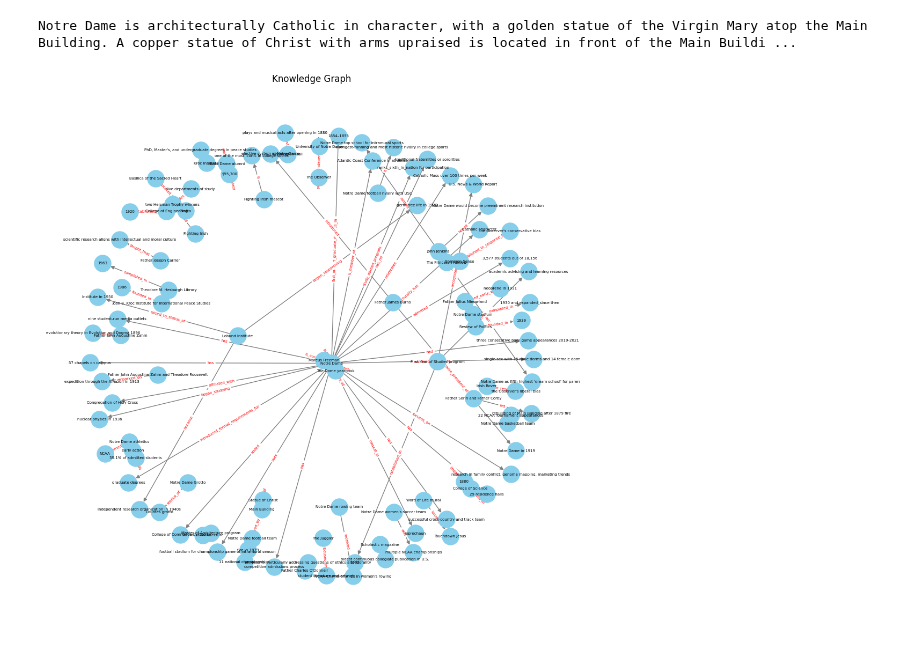
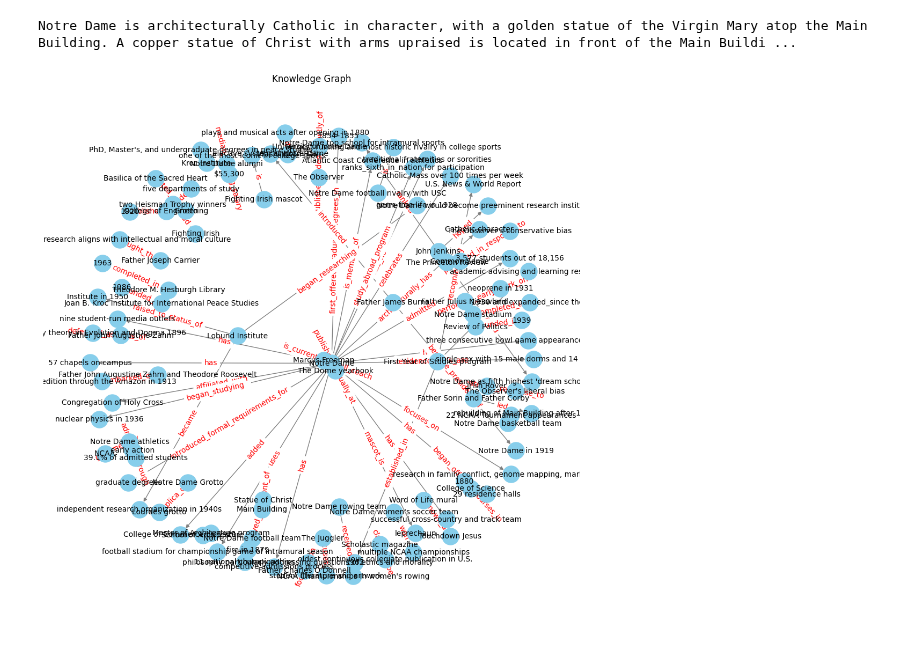
Before and after one commit to amulyamarali/dkg-rag, a Jupyter notebook: doc_to_kg.ipynb, the cells around one changed output. Drawn from its saved outputs; the diff is of its cells as text; code cells hidden in the pictures.

```diff
--- a/doc_to_kg.ipynb
+++ b/doc_to_kg.ipynb
@@ -348,23 +348,23 @@ Notre Dame is architecturally Catholic in character, with a golden statue of the
 # %%
 # visualize .csv file using networkx
 
 import pandas as pd
 import networkx as nx
 import matplotlib.pyplot as plt
 
 # Load the relations from the CSV file
 relations_df = pd.read_csv("relations_2.csv")
 
 # Create a directed graph
 G = nx.from_pandas_edgelist(relations_df, 'Head', 'Tail', edge_attr='Relation', create_using=nx.DiGraph())
 
 # Draw the graph
 plt.figure(figsize=(10, 10))
 pos = nx.spring_layout(G, seed=42)
-nx.draw(G, with_labels=True, node_size=500, font_size=5, node_color="skyblue", pos=pos, edge_color="gray", linewidths=1, font_color="black")
+nx.draw(G, with_labels=True, node_size=500, font_size=10, node_color="skyblue", pos=pos, edge_color="gray", linewidths=1, font_color="black")
 edge_labels = nx.get_edge_attributes(G, 'Relation')
-nx.draw_networkx_edge_labels(G, pos, edge_labels=edge_labels, font_color='red', font_size=5)
+nx.draw_networkx_edge_labels(G, pos, edge_labels=edge_labels, font_color='red', font_size=10)
 plt.title("Knowledge Graph")
 plt.show()
 # %% [output]
-[figure, old version]
+[figure, new version]
```
Also changed, not shown: 5 other files.
